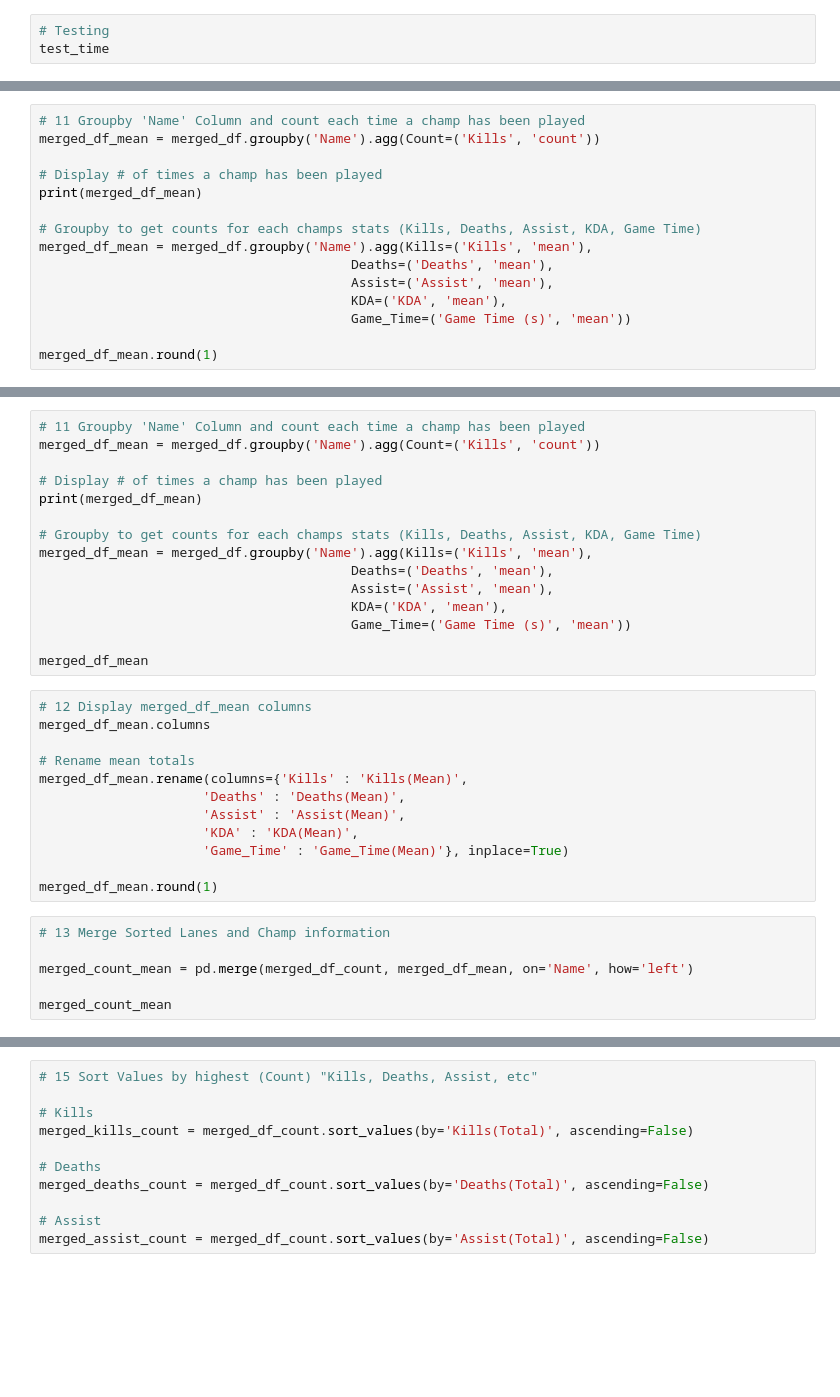
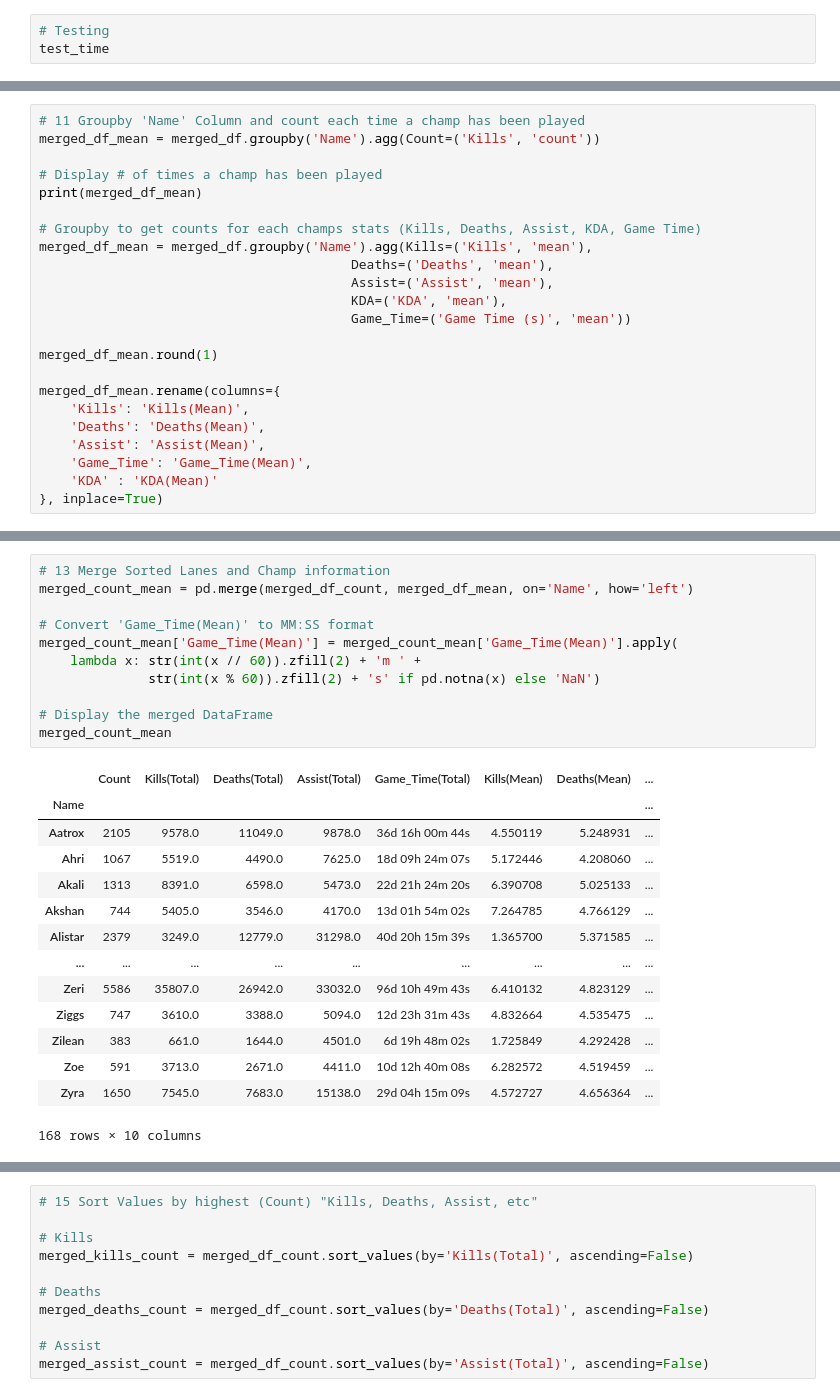
Before and after one commit to L8onii/Capstone-LOL, a Jupyter notebook: LOL-Notebook.ipynb, the cells around one changed output, grey strips where cells are left out. Cells and saved outputs as stored; diff of their text form; blank space fills up the shorter version.

```diff
--- a/LOL-Notebook.ipynb
+++ b/LOL-Notebook.ipynb
@@ -339,3 +489,11 @@ merged_df_mean = merged_df.groupby('Name').agg(Kills=('Kills', 'mean'),
                                         Game_Time=('Game Time (s)', 'mean'))
 
 merged_df_mean.round(1)
+
+merged_df_mean.rename(columns={
+    'Kills': 'Kills(Mean)',
+    'Deaths': 'Deaths(Mean)',
+    'Assist': 'Assist(Mean)',
+    'Game_Time': 'Game_Time(Mean)',
+    'KDA' : 'KDA(Mean)'
+}, inplace=True)
@@ -342,36 +516,29 @@ merged_df_mean.round(1)
-# %%
-# 11 Groupby 'Name' Column and count each time a champ has been played
-merged_df_mean = merged_df.groupby('Name').agg(Count=('Kills', 'count'))
-
-# Display # of times a champ has been played
-print(merged_df_mean)
-
-# Groupby to get counts for each champs stats (Kills, Deaths, Assist, KDA, Game Time)
-merged_df_mean = merged_df.groupby('Name').agg(Kills=('Kills', 'mean'),
-                                        Deaths=('Deaths', 'mean'),
-                                        Assist=('Assist', 'mean'),
-                                        KDA=('KDA', 'mean'),
-                                        Game_Time=('Game Time (s)', 'mean'))
-
-merged_df_mean
-# %%
-# 12 Display merged_df_mean columns
-merged_df_mean.columns
-
-# Rename mean totals
-merged_df_mean.rename(columns={'Kills' : 'Kills(Mean)',
-                     'Deaths' : 'Deaths(Mean)',
-                     'Assist' : 'Assist(Mean)',
-                     'KDA' : 'KDA(Mean)',
-                     'Game_Time' : 'Game_Time(Mean)'}, inplace=True)
-
-merged_df_mean.round(1)
 # %%
 # 13 Merge Sorted Lanes and Champ information
-
 merged_count_mean = pd.merge(merged_df_count, merged_df_mean, on='Name', how='left')
 
+# Convert 'Game_Time(Mean)' to MM:SS format
+merged_count_mean['Game_Time(Mean)'] = merged_count_mean['Game_Time(Mean)'].apply(
+    lambda x: str(int(x // 60)).zfill(2) + 'm ' +
+              str(int(x % 60)).zfill(2) + 's' if pd.notna(x) else 'NaN')
+
+# Display the merged DataFrame
 merged_count_mean
+# %% [output]
+|  | Count | Kills(Total) | Deaths(Total) | Assist(Total) | Game_Time(Total) | Kills(Mean) | Deaths(Mean) | ... |
+| Name |  |  |  |  |  |  |  | ... |
+| Aatrox | 2105 | 9578.0 | 11049.0 | 9878.0 | 36d 16h 00m 44s | 4.550119 | 5.248931 | ... |
+| Ahri | 1067 | 5519.0 | 4490.0 | 7625.0 | 18d 09h 24m 07s | 5.172446 | 4.208060 | ... |
+| Akali | 1313 | 8391.0 | 6598.0 | 5473.0 | 22d 21h 24m 20s | 6.390708 | 5.025133 | ... |
+| Akshan | 744 | 5405.0 | 3546.0 | 4170.0 | 13d 01h 54m 02s | 7.264785 | 4.766129 | ... |
+| Alistar | 2379 | 3249.0 | 12779.0 | 31298.0 | 40d 20h 15m 39s | 1.365700 | 5.371585 | ... |
+| ... | ... | ... | ... | ... | ... | ... | ... | ... |
+| Zeri | 5586 | 35807.0 | 26942.0 | 33032.0 | 96d 10h 49m 43s | 6.410132 | 4.823129 | ... |
+| Ziggs | 747 | 3610.0 | 3388.0 | 5094.0 | 12d 23h 31m 43s | 4.832664 | 4.535475 | ... |
+| Zilean | 383 | 661.0 | 1644.0 | 4501.0 | 6d 19h 48m 02s | 1.725849 | 4.292428 | ... |
+| Zoe | 591 | 3713.0 | 2671.0 | 4411.0 | 10d 12h 40m 08s | 6.282572 | 4.519459 | ... |
+| Zyra | 1650 | 7545.0 | 7683.0 | 15138.0 | 29d 04h 15m 09s | 4.572727 | 4.656364 | ... |
+168 rows × 10 columns
 # %%
 # 14 Rearranging Total & Average Dataframe
 # fix 'Game_Time(Mean)'
```
Also changed, not shown: parts of 34 cells of this notebook.
